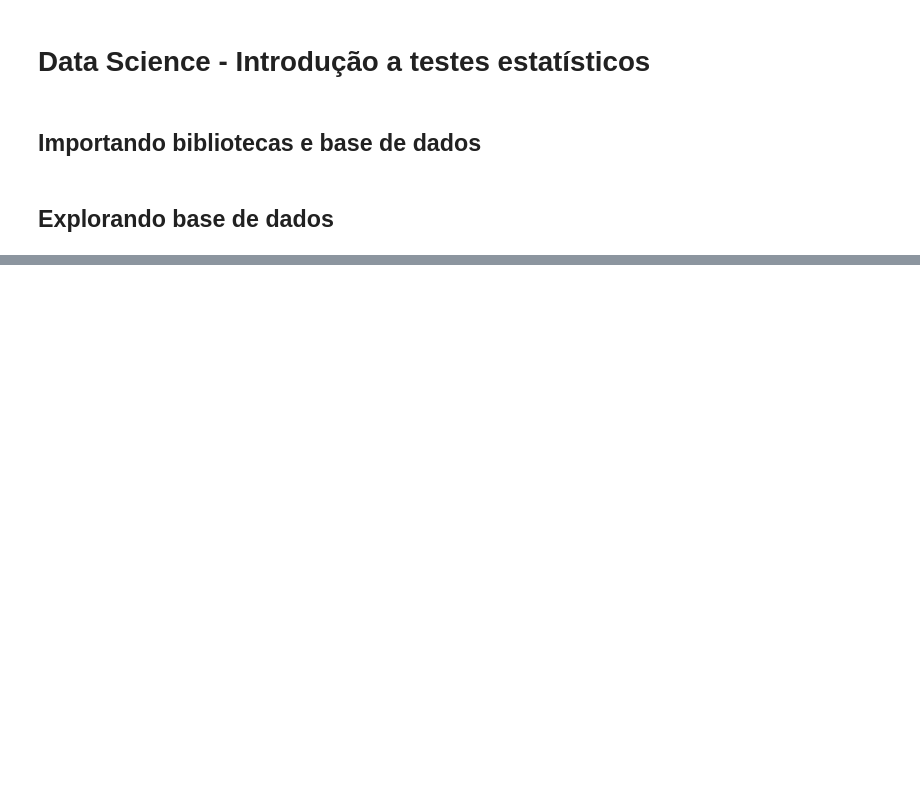
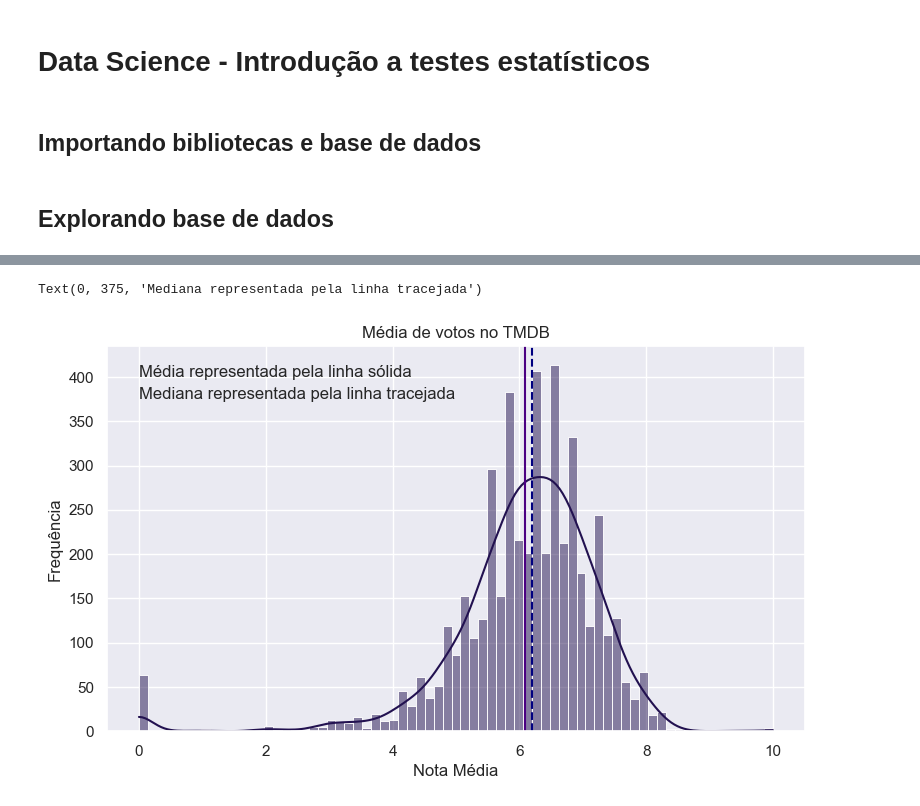
Before and after one commit to OliveiraLucas29/Curso_DataScience_Alura, a Jupyter notebook: testes_estatisticos_python/Introdução a testes.ipynb, the cells around one changed output, grey strips where cells are left out. Saved outputs shown, nothing was run; the diff lists cells and outputs as text; code cells hidden in the pictures; blank space fills up the shorter version.

```diff
--- a/testes_estatisticos_python/Introdução a testes.ipynb
+++ b/testes_estatisticos_python/Introdução a testes.ipynb
@@ -21,0 +43,16 @@ tmdb.head(3)
+# %%
+fig = plt.figure(figsize=(9,5))
+ax = sns.histplot(tmdb['vote_average'], kde=True, stat='count')
+
+mu = tmdb['vote_average'].mean()
+median = tmdb['vote_average'].median()
+
+ax.set(xlabel= 'Nota Média', ylabel= 'Frequência')
+ax.set_title("Média de votos no TMDB")
+ax.axvline(mu, color='#4B0082')
+ax.axvline(median, color='#000080', linestyle='--')
+ax.annotate('Média representada pela linha sólida', xy = (0,400), fontsize=12)
+ax.annotate('Mediana representada pela linha tracejada', xy = (0,375), fontsize=12)
+# %% [output]
+Text(0, 375, 'Mediana representada pela linha tracejada')
+[figure, added]
```
Also changed, not shown: parts of 6 cells of this notebook.
